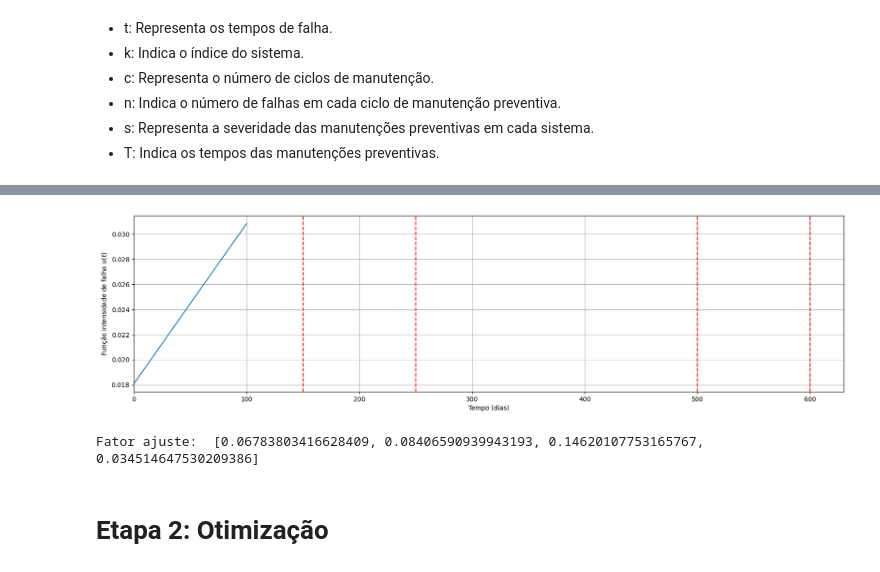
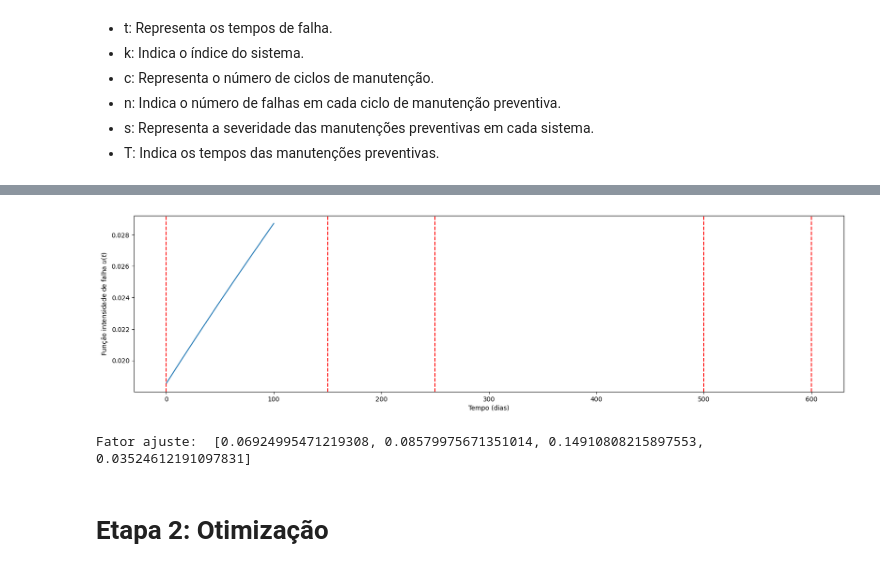
Before and after one commit to uervitonsantos/Otimizacao-Politicaca-Manutencao-Preventiva-Imperfeita, a Jupyter notebook: Otimização_Ag_política_de_manutenção_preventiva_imperfeita_v13.ipynb, the cells around one changed output, grey strips where cells are left out. Cells and saved outputs as stored; diff of their text form; code cells hidden in the pictures.

```diff
--- a/Otimização_Ag_política_de_manutenção_preventiva_imperfeita_v13.ipynb
+++ b/Otimização_Ag_política_de_manutenção_preventiva_imperfeita_v13.ipynb
@@ -308,28 +242,39 @@ def objective(x):
     theta = x[2]
 
     # Cria fator de melhoria
-	# variável fator_melhoria definida como 'expo' no início do programa!
+    #fator = pot(ck, m, s, theta)
     fator = execute_function(fator_melhoria, ck, m, s, theta)
+    #print(fator)
 
+
+    #print(theta, a)
+    #
     cont = 0
     fitness = 1
-
+    #
     for k in range(0, m, 1):
-        prod = 1
-        for j in range(0, len(ck) if isinstance(ck, np.ndarray) else 1, 1):
+        for j in range(0, ck, 1):
+            prod = 1;
             nkj = int(n[k][j])
             for i in range(0, nkj, 1):
                 prod = prod * (1/(lamb**beta)) * beta * (int(t[cont])-fator[k][j]*T[j])**(beta-1);
                 cont = cont + 1;
+                #print('Prod = ', prod)
+        #
+        soma = 0
+        for l in range(0, ck, 1):
+            soma = soma + ((1/(lamb**beta))*(T[l+1]-fator[k][l]*T[l])**beta - (1/(lamb**beta))*(T[l]-fator[k][l]*T[l])**beta);
+            #print('Soma = ', soma)
+        #
+        #try:
+        ans = math.exp(-soma)
+        #except OverflowError:
+        #    ans = float('inf')
+        #
+        fitness = fitness * prod * ans;
+        #
 
-        soma = 0
-        for l in range(0, len(ck) if isinstance(ck, np.ndarray) else 1, 1):
-            soma = soma + ((1/(lamb**beta))*(T[l+1]-fator[k][l]*T[l])**beta - (1/(lamb**beta))*(T[l]-fator[k][l]*T[l])**beta);
-
-        ans = np.exp(-soma)
-        fitness = fitness * prod * ans;
-
-    return -fitness
+    return (-1)*fitness
 # %%
 # Ajusta o modelo com base nos dados lidos
 def adjust_model():
@@ -403,32 +348,32 @@ Tempo de Convergência para a primeira etapa: 1.742079734802246 segundos
 # %%
 # lamb = 149.49576004448562
 # beta = 5.051869901420757
 # theta = 0.9138502982364278
 
 solucao = [lamb, beta, theta]
 
 # Cria a instância da classe IntensidadeFalha
 intensidadeFalha = IntensidadeFalha()
 
 # Inicializa a instância com os valores necessários
-falha = intensidadeFalha.inicio(T, execute_function(fator_melhoria, ck, m, s, theta), solucao)
+intensidadeFalha.inicio(T, execute_function(fator_melhoria, ck, m, s, theta), solucao)
 
 # Cria os dados da intensidade de falha
 intensidadeFalha.create()
 
 # Plota o gráfico da intensidade de falha
 intensidadeFalha.plotar()
 
 fator = execute_function(fator_melhoria, ck, m, s, theta)
 print('Fator ajuste: ', fator[0])
 
 last_value_fator_ajuste = fator[0][-1]
 
 time_duration = 1
 time.sleep(time_duration)
 # %% [output]
-[figure, old version]
+[figure, new version]
-Fator ajuste:  [0.06783803416628409, 0.08406590939943193, 0.14620107753165767, 0.034514647530209386]
+Fator ajuste:  [0.06924995471219308, 0.08579975671351014, 0.14910808215897553, 0.03524612191097831]
 # %% [markdown]
 # Etapa 2: Otimização
 # %%
```
Also changed, not shown: parts of 20 cells of this notebook.
